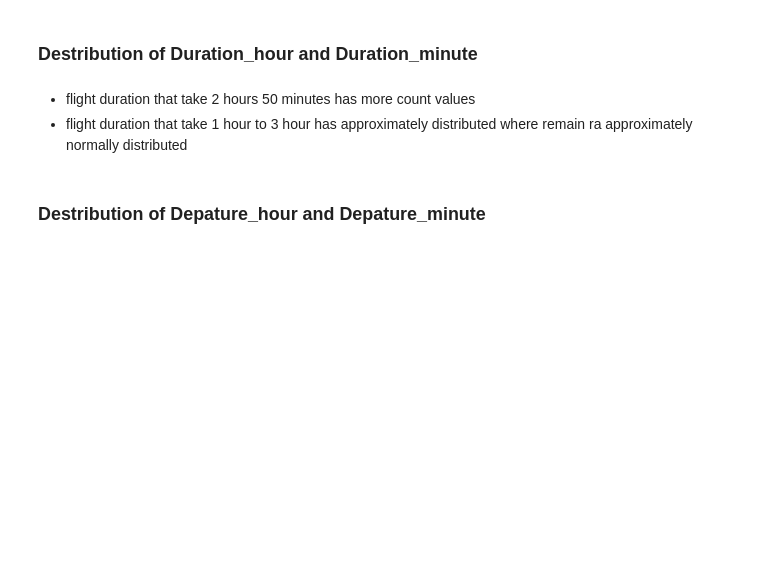
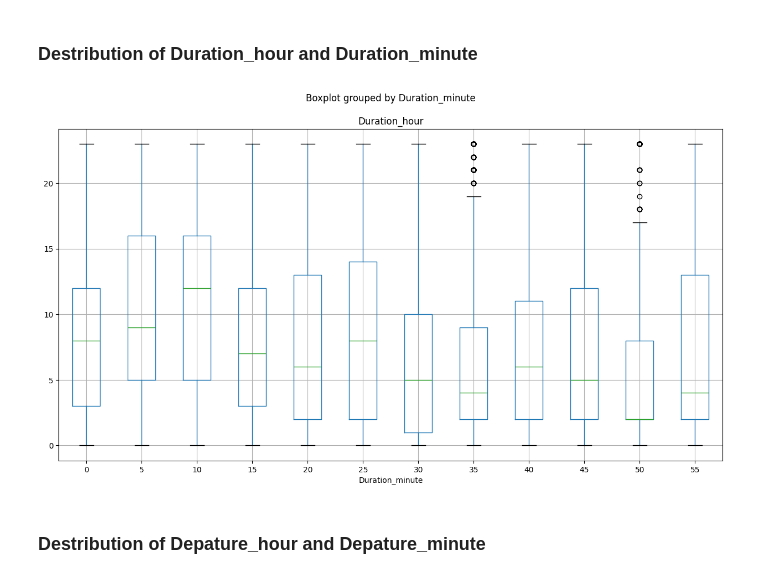
Before and after one commit to Naresh-Dhimal/Datascience-and-ML-using-python, a Jupyter notebook: week7/Day2/ML/task/airtickets_price_prediction.ipynb, the cells around one changed output. Drawn from its saved outputs; the diff is of its cells as text; code cells hidden in the pictures; blank space fills up the shorter version.

```diff
--- a/week7/Day2/ML/task/airtickets_price_prediction.ipynb
+++ b/week7/Day2/ML/task/airtickets_price_prediction.ipynb
@@ -565,6 +654,8 @@ sns.countplot(x=df["Duration_hour"], hue=df["Duration_minute"])
-# %% [markdown]
-* flight duration that take 2 hours 50 minutes has more count values
-* flight duration that take 1 hour to 3 hour has approximately distributed where remain ra approximately normally distributed
+# %%
+df.boxplot(column='Duration_hour', by='Duration_minute', figsize=(15, 8))
+plt.show()
+# %% [output]
+[figure, added]
 # %% [markdown]
 ### Destribution of Depature_hour and Depature_minute
 # %%
```
Also changed, not shown: parts of 60 cells of this notebook, 1 other file.
